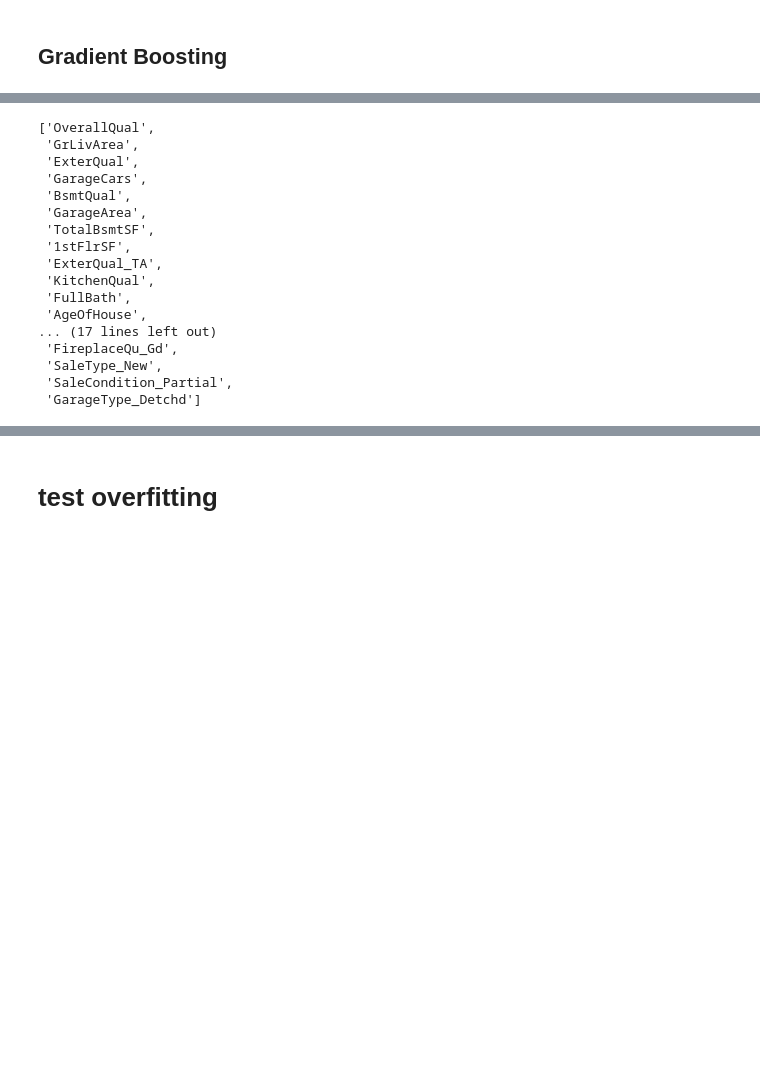
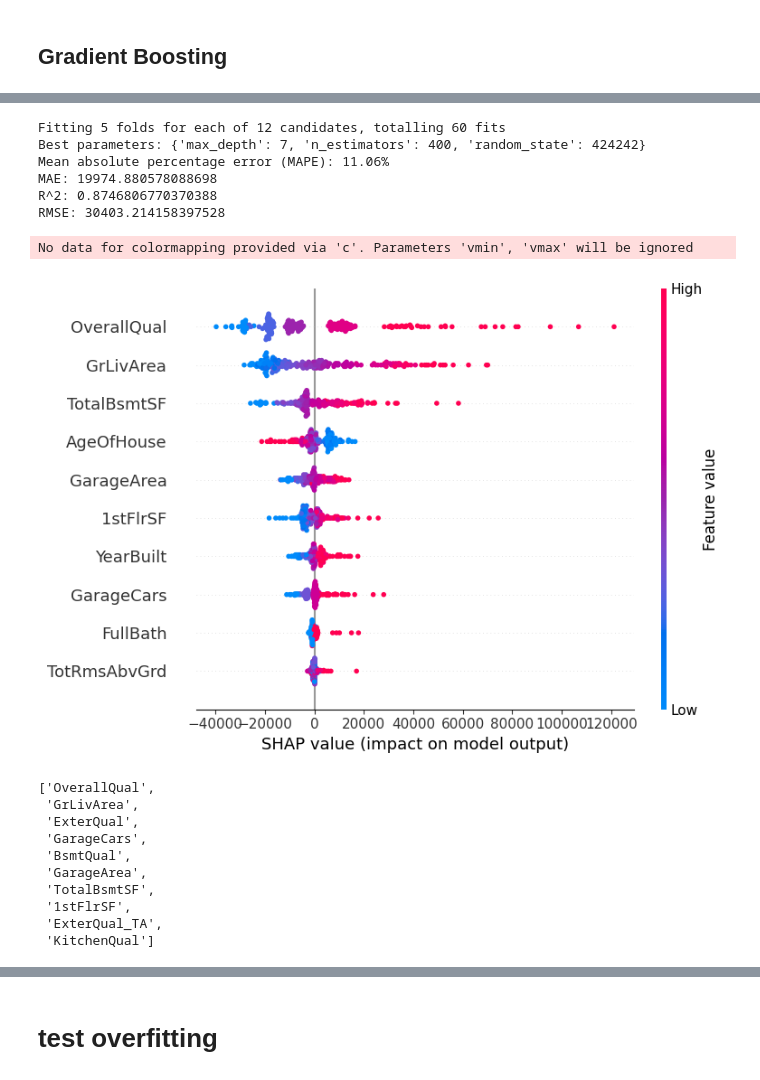
Before and after one commit to Judor/projetHousingML, a Jupyter notebook: ml.ipynb, the cells around one changed output, grey strips where cells are left out. Drawn from its saved outputs; the diff is of its cells as text; code cells hidden in the pictures; blank space fills up the shorter version.

```diff
--- a/ml.ipynb
+++ b/ml.ipynb
@@ -286,12 +265,71 @@ Note: you may need to restart the kernel to use updated packages.
+# %%
+from sklearn.ensemble import RandomForestRegressor
+
+# Define the parameter grid to search
+param_grid = {
+    'n_estimators': [100, 200, 300, 400],
+    'max_depth': [3, 5, 7],
+    'random_state': [random_seed],
+}
+
+# Train a RandomForestRegressor with the selected features using GridSearchCV
+estimator = RandomForestRegressor()
+grid_search = GridSearchCV(estimator, param_grid, cv=cv, scoring='neg_mean_absolute_percentage_error',
+                           verbose=1, n_jobs=-1)
+grid_search.fit(X_train_selected, y_train)
+
+# Get the best parameters and model
+best_params = grid_search.best_params_
+optimized_RF = grid_search.best_estimator_
+
+# Print the best parameters
+print("Best parameters:", best_params)
+
+# Train a final RandomForestRegressor model using the selected features and best parameters
+final_estimator_RF = RandomForestRegressor(**best_params)
+final_estimator_RF.fit(X_train_selected, y_train)
+
+# Make predictions on new data
+y_pred = final_estimator_RF.predict(X_test_selected)
+
+# Evaluate the predictions using mean absolute percentage error (MAPE)
+mape = np.mean(np.abs((y_test - y_pred) / y_test)) * 100
+print("Mean absolute percentage error (MAPE): {:.2f}%".format(mape))
+
+mae=mean_absolute_error(y_test, y_pred)
+print(f'MAE: {mae}')
+
+r2=r2_score(y_test, y_pred)
+print(f'R^2: {r2}')
+
+rmse=np.sqrt(mean_squared_error(y_test, y_pred))
+print(f'RMSE: {rmse}')
+# %% [output]
+Fitting 5 folds for each of 12 candidates, totalling 60 fits
+Best parameters: {'max_depth': 7, 'n_estimators': 400, 'random_state': 424242}
+Mean absolute percentage error (MAPE): 11.06%
+MAE: 19974.880578088698
+R^2: 0.8746806770370388
+RMSE: 30403.214158397528
 # %%
-# import shap
+#%pip install shap
+import shap
 
-# # Fits the explainer
-# explainer = shap.Explainer(final_estimator.predict, X_test_scaled)
-# # Calculates the SHAP values - It takes some time
-# shap_values = explainer(X_test_scaled)
+model = pickle.load(open('assets/xgboost_model.pkl', 'rb'))
+features = model.get_booster().feature_names
 
-# shap.summary_plot(shap_values)
+x_test_model = pickle.load(open('assets/X_test.pkl', 'rb'))
+features_test = model.get_booster().feature_names
+
+# Fits the explainer
+explainer = shap.Explainer(model.predict, x_test_model)
+# Calculates the SHAP values - It takes some time
+shap_values = explainer(x_test_model)
+
+shap.summary_plot(shap_values)
+# %% [output]
+No data for colormapping provided via 'c'. Parameters 'vmin', 'vmax' will be ignored
+[figure, added]
 # %%
 import pickle
 pickle.dump(optimized_xgb, open('xgb_model.pkl', 'wb'))
@@ -310,14 +351,7 @@ features
  'TotalBsmtSF',
  '1stFlrSF',
  'ExterQual_TA',
- 'KitchenQual',
- 'FullBath',
- 'AgeOfHouse',
-... (17 lines left out)
- 'FireplaceQu_Gd',
- 'SaleType_New',
- 'SaleCondition_Partial',
- 'GarageType_Detchd']
+ 'KitchenQual']
 # %%
 #save the X_train, X_test, y_train, y_test using pickle
 import pickle
```
Also changed, not shown: parts of 8 cells of this notebook, 1 other file.
